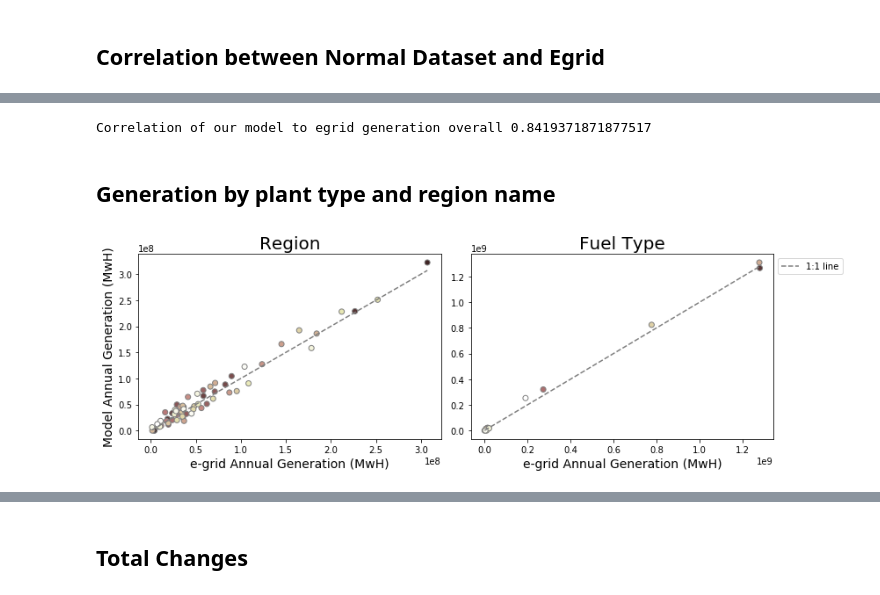
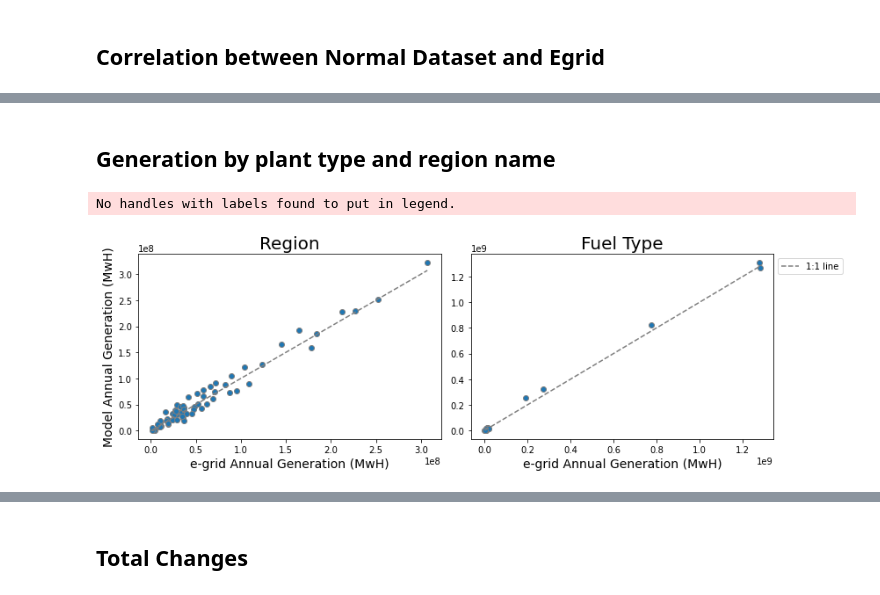
Before and after one commit to lfreese/us-ego, a Jupyter notebook: ego_nonuclear_project/emissions_comparison.ipynb, the cells around one changed output, grey strips where cells are left out. Drawn from its saved outputs; the diff is of its cells as text; code cells hidden in the pictures.

```diff
--- a/ego_nonuclear_project/emissions_comparison.ipynb
+++ b/ego_nonuclear_project/emissions_comparison.ipynb
@@ -76,0 +50,8 @@ oris_nonuc_ds = xr.open_dataset(f'../optimization_model/outputs/oris_nonuc_ds.nc
+# %%
+models = ['normal','nonuc']
+pollutants = ['NO','NO2','SO2','CO2','CH4']
+
+regionname_grouped_ds = xr.open_dataset(f'./data/regionname_grouped_emissions_ds.nc')
+fueltype_grouped_ds = xr.open_dataset(f'./data/fueltype_grouped_emissions_ds.nc')
+gmodel_egrid_ds = xr.open_dataset(f'./data/gmodel_egrid_emissions_ds.nc')
+oris_nonuc_ds = xr.open_dataset(f'../optimization_model/outputs/oris_nonuc_ds.nc')
@@ -161,8 +125,0 @@ plt.title(f'Generator use in {reg_using_gen}', fontsize = 16);
-# %%
-### look at teh total generation by ORIS code for each of our scenarios
-fig, ax = plt.subplots(figsize = [10,5])
-gmodel_egrid['normal'].sel(ORISCode = (gmodel_egrid['normal']['fueltype'] == 'Nuclear'))['annual_modelgeneration'].plot(marker = 'o',color = normal_color, label = 'normal',linestyle="")
-gmodel_egrid['normal'].sel(ORISCode = (gmodel_egrid['normal']['fueltype'] == 'Nuclear'))['egridgeneration'].plot(marker = 'o',color = egrid_color, label = 'egrid',linestyle="")
-plt.xlim([-100,9100])
-plt.legend()
-plt.title('Generation by Nuclear Powerplants', fontsize = 14);
@@ -200,6 +169,2 @@ plt.suptitle('Correlation between Egrid and Model Generation', fontsize = 20);
-# %%
-print('Correlation of our model to egrid generation overall ' + str(gmodel_egrid['normal']['annual_modelgeneration'].to_pandas().corr(gmodel_egrid['normal']['egridgeneration'].to_pandas())))
-# %% [output]
-Correlation of our model to egrid generation overall 0.8419371871877517
 # %% [markdown]
 ## Generation by plant type and region name
@@ -208,36 +171,24 @@ sci_names = {'NO':r'$NO$', 'SO2':r'$SO_2$', 'NO2':r'$NO_2$', 'CO2':r'$CO_2$', 'C
 # %%
-## plot scatter of region annual emissions vs egrid
+### plot scatter of region annual emissions vs egrid
 fig, axes = plt.subplots(1,2, figsize = [12,4])
-ax = axes[0]
-x = regionname_grouped_ds['normal']['egridgeneration'].values
-y = regionname_grouped_ds['normal']['annual_modelgeneration'].values
-z = np.arange(0, len(regionname_grouped_ds['normal']['regionname'].values))
-ax.scatter(x, y, c = z, cmap = 'pink', edgecolors = 'C7')
-ax.set_xlabel('e-grid Annual Generation (MwH)', fontsize = 14)
-ax.set_ylabel('Model Annual Generation (MwH)', fontsize = 14)
-ax.set_title('Region', fontsize = 20)
-#plot 1:1 line
-xlin = np.linspace(x.min(),x.max(),100)
-ylin = xlin
-ax.plot(xlin, ylin, '--C7', label='1:1 line')
-
-
-ax = axes[1]
-x = fueltype_grouped_ds['normal']['egridgeneration'].values
-y = fueltype_grouped_ds['normal']['annual_modelgeneration'].values
-z = np.arange(0, len(fueltype_grouped_ds['normal']['fueltype'].values))
-ax.scatter(x, y, c = z, cmap = 'pink', edgecolors = 'C7')
-ax.set_xlabel('e-grid Annual Generation (MwH)', fontsize = 14)
-ax.set_title('Fuel Type', fontsize = 20)
-#plot 1:1 line
-xlin = np.linspace(x.min(),x.max(),100)
-ylin = xlin
-ax.plot(xlin, ylin, '--C7', label='1:1 line')
-plt.legend(bbox_to_anchor = [1.0, 1.0])
+for idx, ds in enumerate([regionname_grouped_ds, fueltype_grouped_ds]):
+    ax = axes[idx]
+    x = ds.sel(model_name = 'normal')['egridgeneration'].values
+    y = ds.sel(model_name = 'normal')['annual_modelgeneration'].values
+    ax.scatter(x, y, edgecolors = 'C7')
+    ax.set_xlabel('e-grid Annual Generation (MwH)', fontsize = 14)
+    ax.set_title(ds.sel(model_name = 'normal').attrs['group'], fontsize = 20)
+    #plot 1:1 line
+    xlin = np.linspace(x.min(),x.max(),100)
+    ylin = xlin
+    ax.plot(xlin, ylin, '--C7', label='1:1 line');
+    plt.legend(bbox_to_anchor = [1.0, 1.0])
+axes[0].set_ylabel('Model Annual Generation (MwH)', fontsize = 14)
 plt.tight_layout()
-plt.savefig('./Figures/egrid_model.png', bbox_inches = 'tight', dpi = 150)
+#plt.savefig('./Figures/egrid_model.png', bbox_inches = 'tight', dpi = 150)
 # %% [output]
+No handles with labels found to put in legend.
-[figure, old version]
+[figure, new version]
 # %%
 ### plot all three egrid, nonuc, normal model generation by:
 
```
Also changed, not shown: parts of 26 cells of this notebook, 5 other files.
